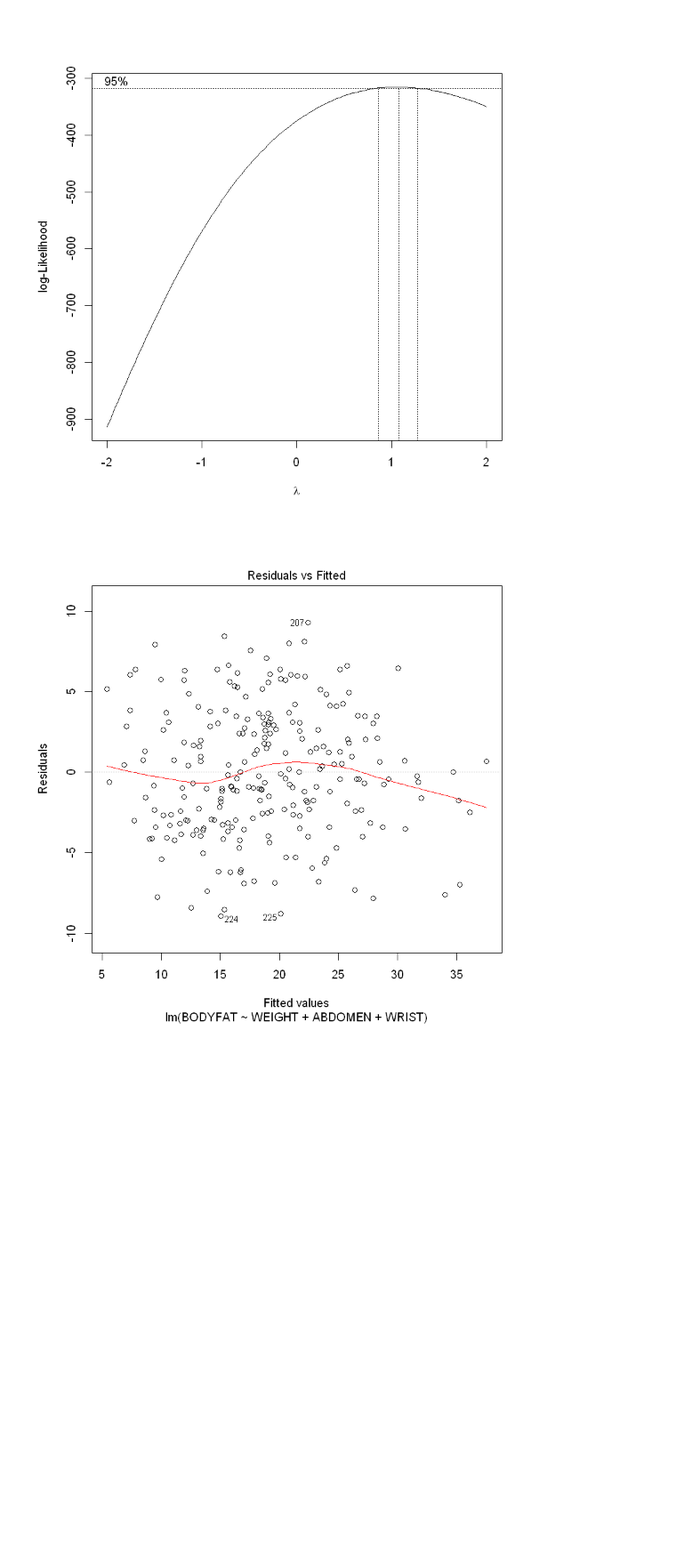
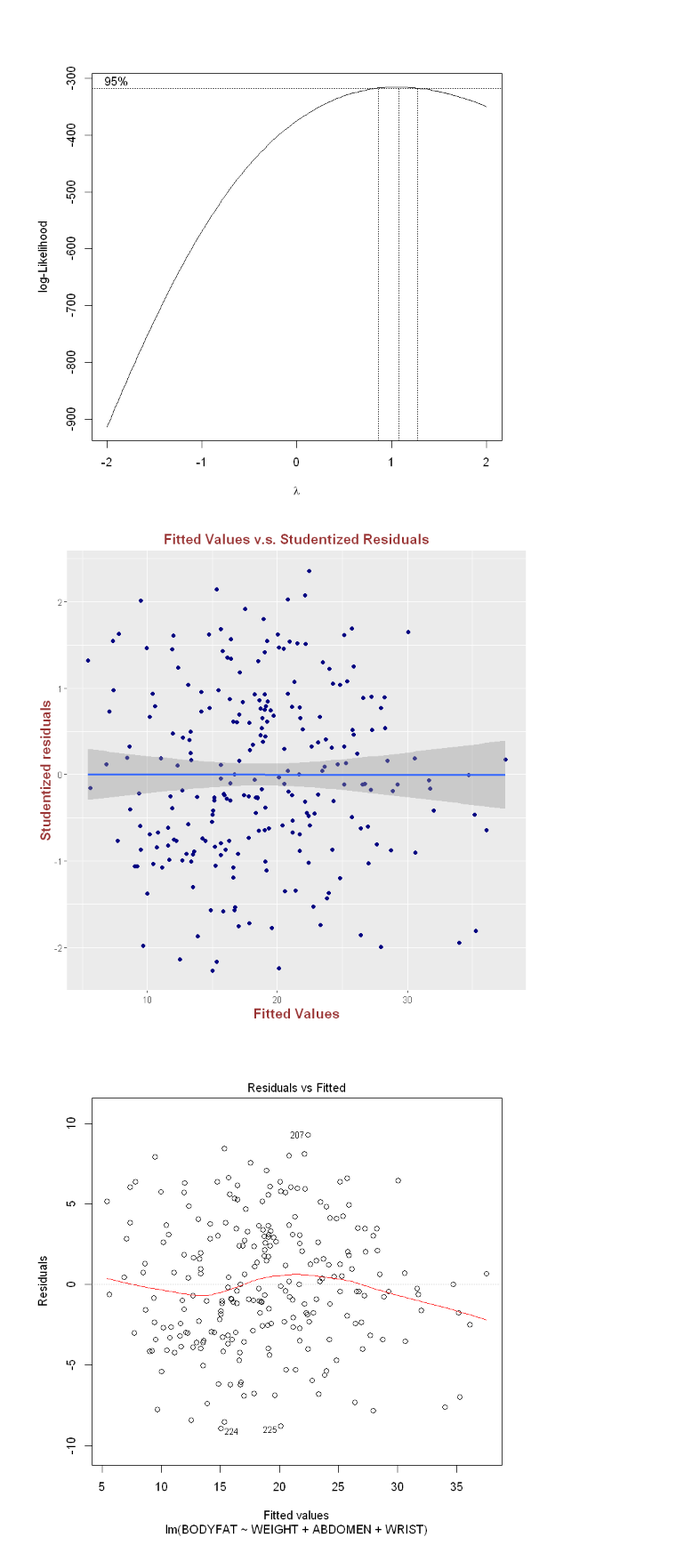
Before and after one commit to OliverXUZY/STAT628, a Jupyter notebook: STAT 628 Module 2_plot_plus.ipynb, the cells around one changed output. Shown at 89% size. Cells and saved outputs as stored; diff of their text form; code cells hidden in the pictures; blank space fills up the shorter version.

```diff
--- a/STAT 628 Module 2_plot_plus.ipynb
+++ b/STAT 628 Module 2_plot_plus.ipynb
@@ -449,6 +425,17 @@ F-statistic: 207.4 on 3 and 242 DF,  p-value: < 2.2e-16
 boxcox(lm.final)
 # %% [output]
 [figure]
+# %%
+lm.stdres = stdres(lm.final)
+df = data.frame(fit = lm.final$fitted.values, str = lm.stdres)
+ggplot(df,aes(x = fit, y = str)) + geom_point(shape = 19, color = 'navyblue') + ggtitle("Fitted Values v.s. Studentized Residuals") +
+                                   xlab("Fitted Values") + ylab("Studentized residuals") +
+                                   theme( plot.title = element_text(color="#993333", size=14, face="bold",hjust = 0.5),
+                                          axis.title.x = element_text(color="#993333", size=14, face="bold"),
+                                         axis.title.y = element_text(color="#993333", size=14, face="bold"),
+                                         ) + geom_smooth(method = lm, se = TRUE)
+# %% [output]
+[figure, added]
 # %%
 plot(lm.final, which = c(1,2))
 # %% [output]
```
Also changed, not shown: parts of 3 cells of this notebook.
